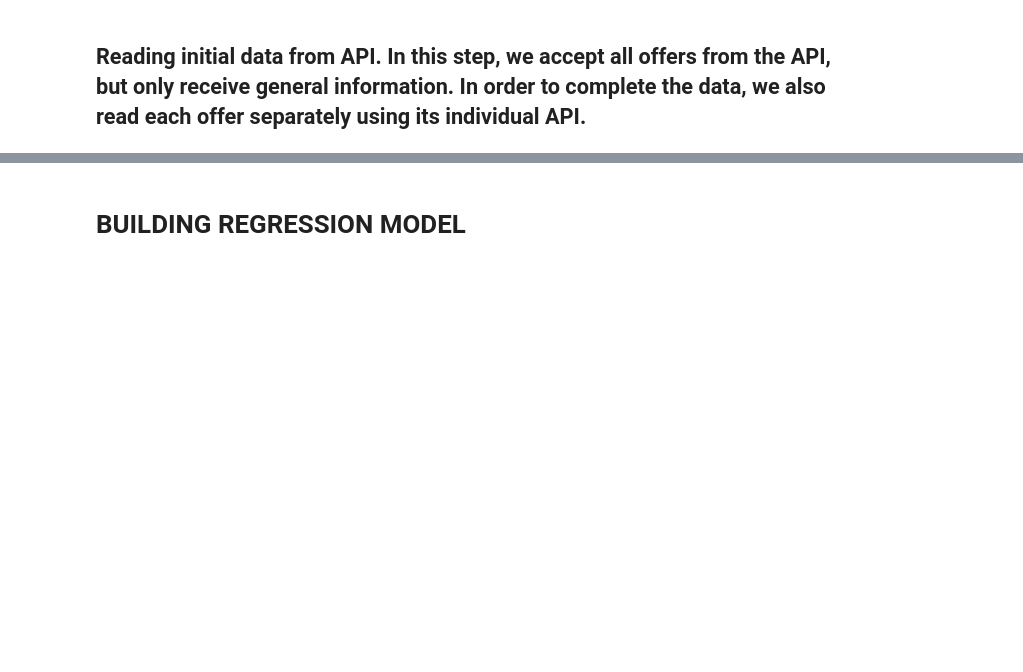
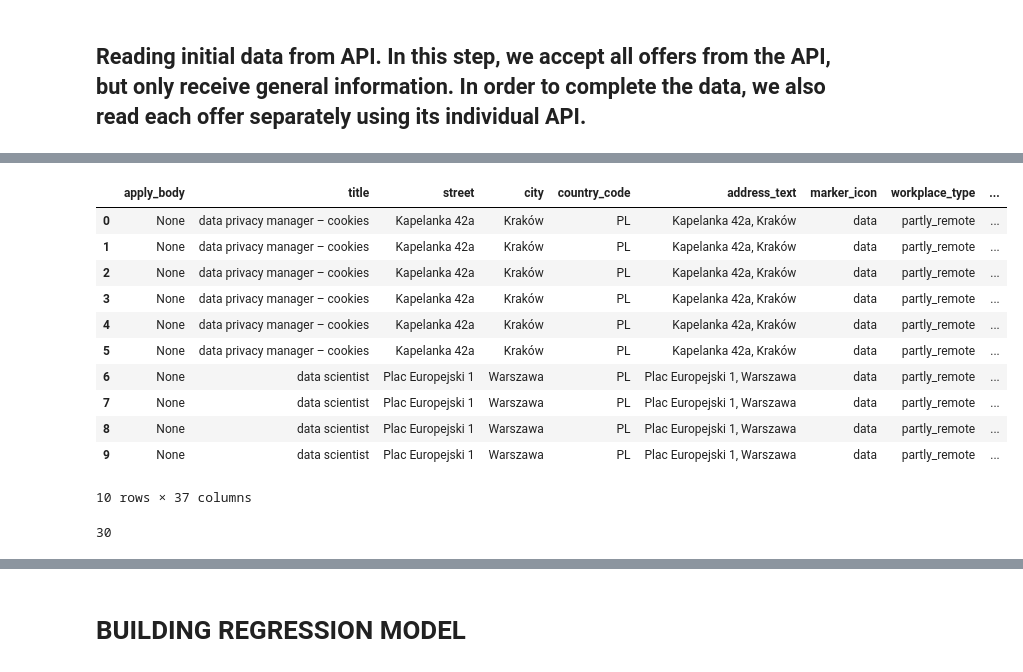
Before and after one commit to dmarszalik/just-join-it-salaries, a Jupyter notebook: Predict_salaries_project.ipynb, the cells around one changed output, grey strips where cells are left out. Saved outputs shown, nothing was run; the diff lists cells and outputs as text; code cells hidden in the pictures; blank space fills up the shorter version.

```diff
--- a/Predict_salaries_project.ipynb
+++ b/Predict_salaries_project.ipynb
@@ -277,0 +322,3 @@ df_no_salary = df[df['currency'].isna()]
+# %%
+top_values = clean_df['skill_name'].value_counts().head(30)
+top_30_skills = list(top_values.index)
@@ -277,0 +339,24 @@ df_no_salary = df[df['currency'].isna()]
+# %%
+# Sprawdzanie i zamiana wartości
+common_skills_df = clean_df.copy()
+mask = ~common_skills_df['skill_name'].isin(top_30_skills)
+common_skills_df.loc[mask, 'skill_name'] = None
+# %%
+common_skills_df.head(10)
+# %% [output]
+|  | apply_body | title | street | city | country_code | address_text | marker_icon | workplace_type | ... |
+| 0 | None | data privacy manager – cookies | Kapelanka 42a | Kraków | PL | Kapelanka 42a, Kraków | data | partly_remote | ... |
+| 1 | None | data privacy manager – cookies | Kapelanka 42a | Kraków | PL | Kapelanka 42a, Kraków | data | partly_remote | ... |
+| 2 | None | data privacy manager – cookies | Kapelanka 42a | Kraków | PL | Kapelanka 42a, Kraków | data | partly_remote | ... |
+| 3 | None | data privacy manager – cookies | Kapelanka 42a | Kraków | PL | Kapelanka 42a, Kraków | data | partly_remote | ... |
+| 4 | None | data privacy manager – cookies | Kapelanka 42a | Kraków | PL | Kapelanka 42a, Kraków | data | partly_remote | ... |
+| 5 | None | data privacy manager – cookies | Kapelanka 42a | Kraków | PL | Kapelanka 42a, Kraków | data | partly_remote | ... |
+| 6 | None | data scientist | Plac Europejski 1 | Warszawa | PL | Plac Europejski 1, Warszawa | data | partly_remote | ... |
+| 7 | None | data scientist | Plac Europejski 1 | Warszawa | PL | Plac Europejski 1, Warszawa | data | partly_remote | ... |
+| 8 | None | data scientist | Plac Europejski 1 | Warszawa | PL | Plac Europejski 1, Warszawa | data | partly_remote | ... |
+| 9 | None | data scientist | Plac Europejski 1 | Warszawa | PL | Plac Europejski 1, Warszawa | data | partly_remote | ... |
+10 rows × 37 columns
+# %%
+common_skills_df.skill_name.nunique()
+# %% [output]
+30
```
Also changed, not shown: parts of 120 cells of this notebook.
